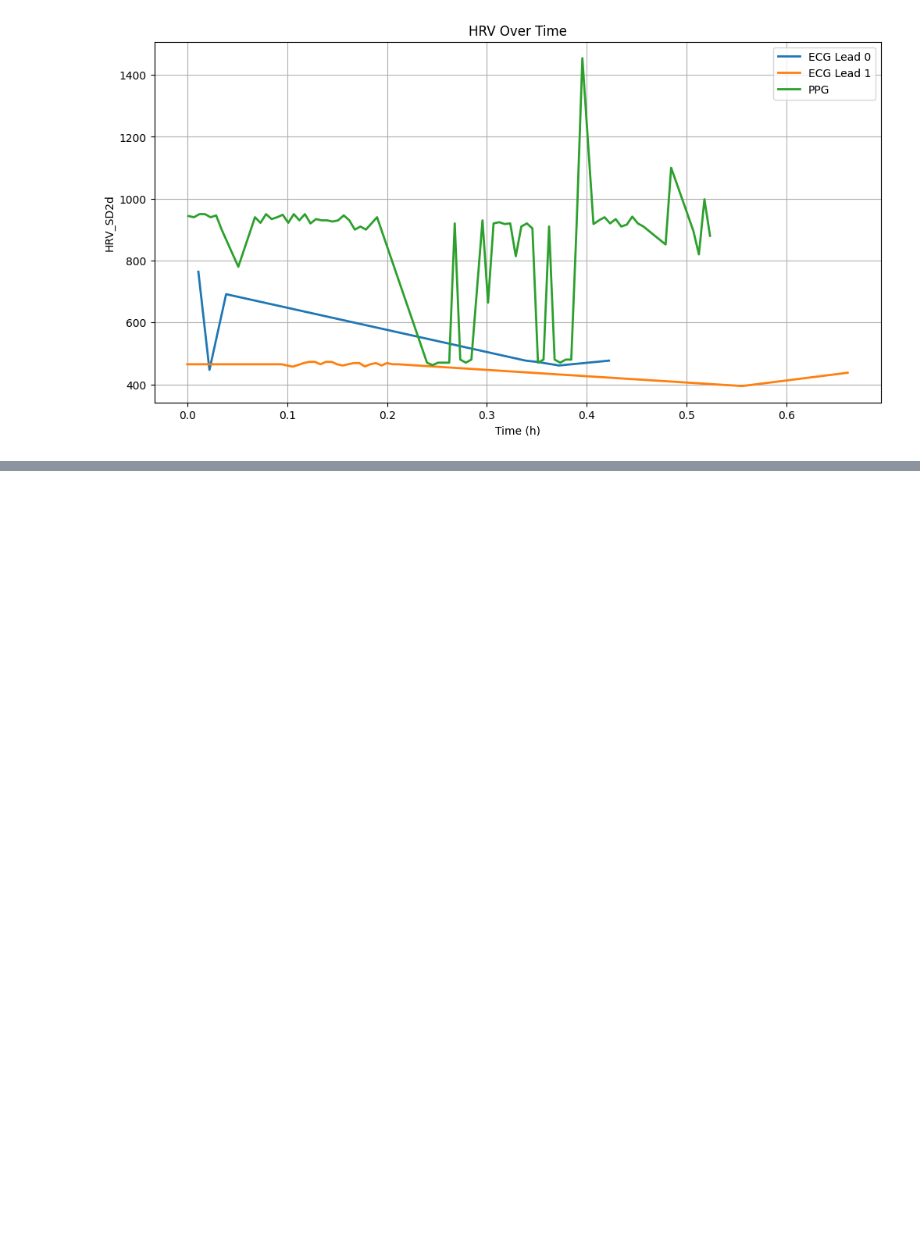
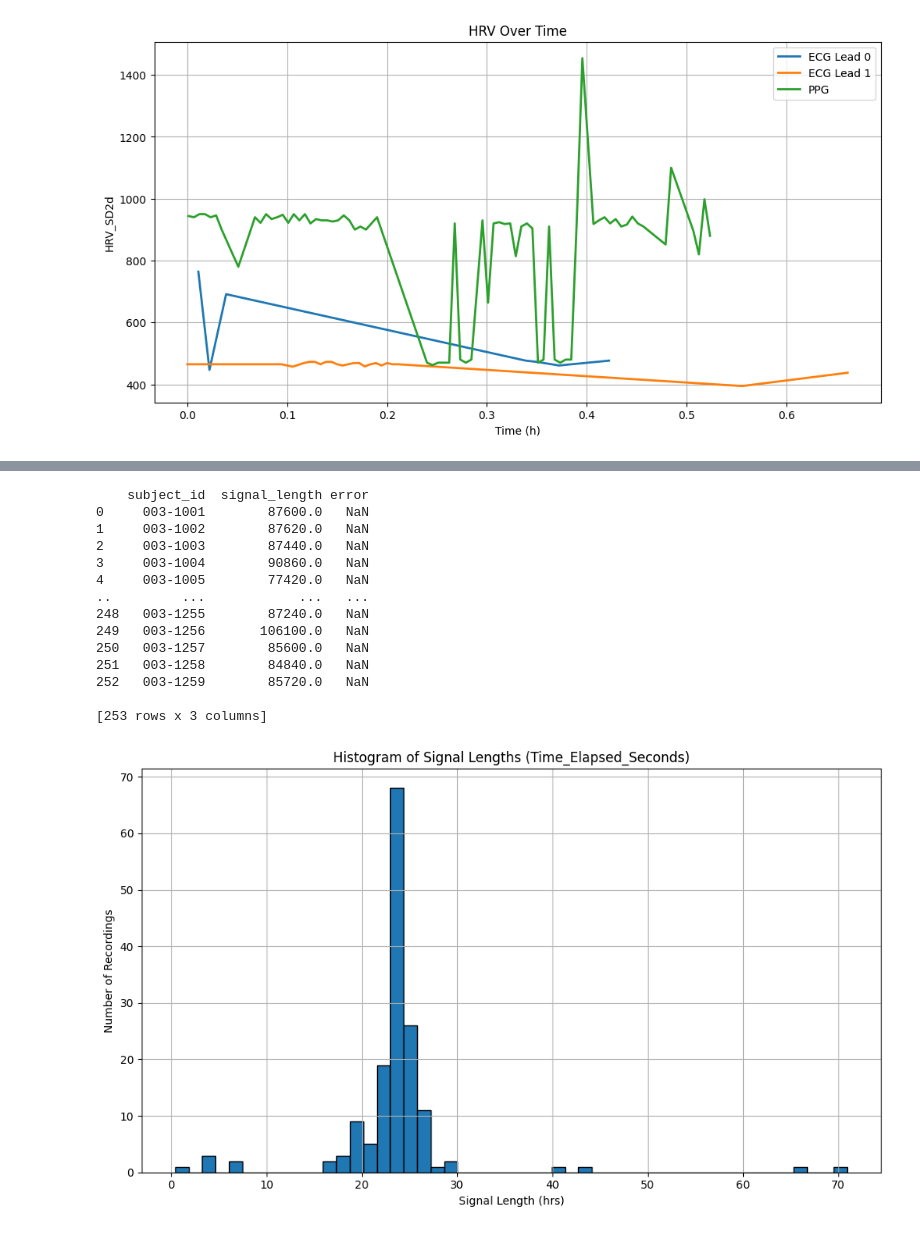
Before and after one commit to patelkayla6/sepsis-dissertation, a Jupyter notebook: code_xg/result/visualize_raw_data.ipynb, the cells around one changed output, grey strips where cells are left out. Saved outputs shown, nothing was run; the diff lists cells and outputs as text; code cells hidden in the pictures; blank space fills up the shorter version.

```diff
--- a/code_xg/result/visualize_raw_data.ipynb
+++ b/code_xg/result/visualize_raw_data.ipynb
@@ -58,0 +124,69 @@ plt.show()
+# %%
+import pandas as pd
+import os
+
+# Subject IDs to exclude
+excluded_ids = {'003-1011', '003-1016', '003-1017', '003-1214', '003-1219', '003-1239'}
+
+# Directory path to PPG files
+ppg_dir = '../../data/ECG/'
+
+# Generate subject IDs to include
+included_ids = [f'003-{i:04d}' for i in range(1001, 1260) if f'003-{i:04d}' not in excluded_ids]
+
+# Prepare a list to store results
+results = []
+
+# Loop through all included subject IDs
+for subj_id in included_ids:
+    filename = f'{subj_id}_ecg_lead1_20s.csv'
+    filepath = os.path.join(ppg_dir, filename)
+
+    if os.path.exists(filepath):
+        try:
+            df = pd.read_csv(filepath)
+            if 'Time_Elapsed_Seconds' in df.columns:
+                signal_length = df['Time_Elapsed_Seconds'].iloc[-1]
+                results.append({'subject_id': subj_id, 'signal_length': signal_length})
+            else:
+                results.append({'subject_id': subj_id, 'signal_length': None, 'error': 'Column missing'})
+        except Exception as e:
+            results.append({'subject_id': subj_id, 'signal_length': None, 'error': str(e)})
+    else:
+        results.append({'subject_id': subj_id, 'signal_length': None, 'error': 'File not found'})
+
+# Convert to DataFrame
+df_results = pd.DataFrame(results)
+
+# Save or display as needed
+print(df_results)
+
+
+# Drop None values
+valid_lengths = df_results['signal_length'].dropna()
+
+# Plot histogram
+plt.figure(figsize=(10, 6))
+plt.hist(valid_lengths/3600, bins=50, edgecolor='black')
+plt.title('Histogram of Signal Lengths (Time_Elapsed_Seconds)')
+plt.xlabel('Signal Length (hrs)')
+plt.ylabel('Number of Recordings')
+plt.grid(True)
+plt.tight_layout()
+plt.show()
+# %% [output]
+    subject_id  signal_length error
+0     003-1001        87600.0   NaN
+1     003-1002        87620.0   NaN
+2     003-1003        87440.0   NaN
+3     003-1004        90860.0   NaN
+4     003-1005        77420.0   NaN
+..         ...            ...   ...
+248   003-1255        87240.0   NaN
+249   003-1256       106100.0   NaN
+250   003-1257        85600.0   NaN
+251   003-1258        84840.0   NaN
+252   003-1259        85720.0   NaN
+
+[253 rows x 3 columns]
+[figure, added]
```
Also changed, not shown: parts of 5 cells of this notebook, 12 other files.
